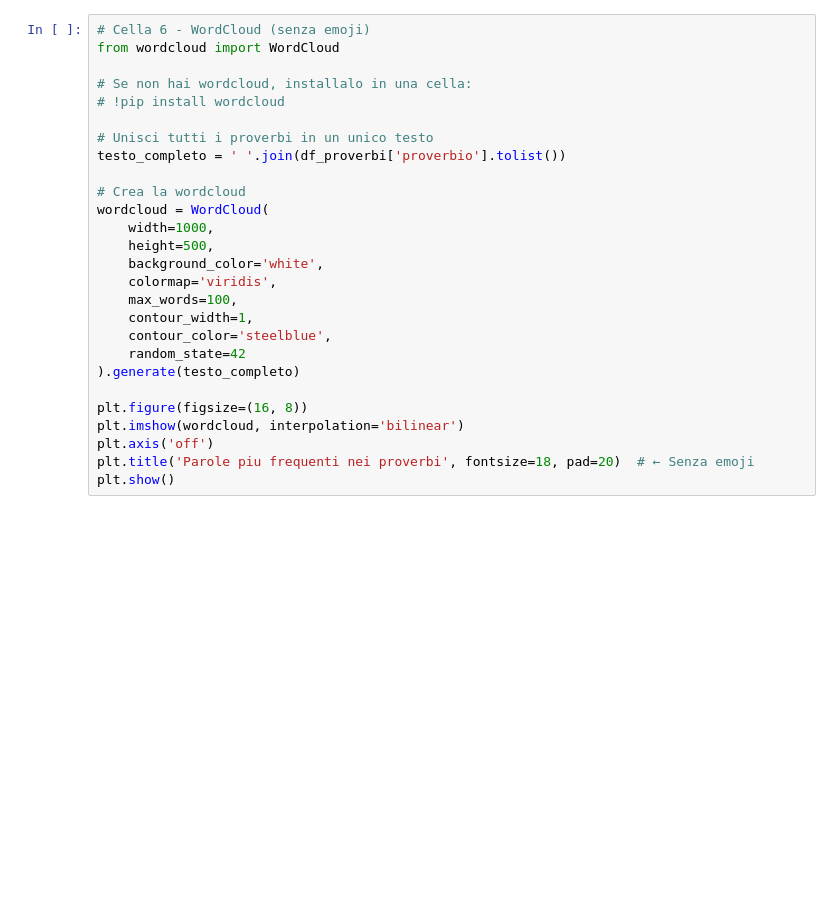
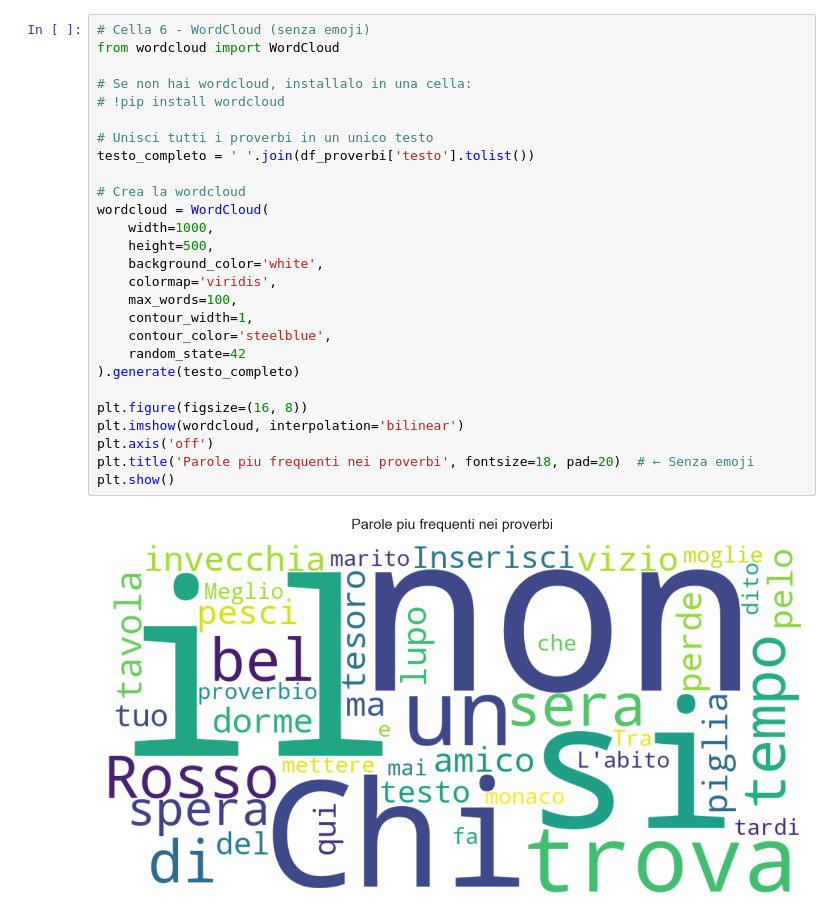
Before and after one commit to Seconet/Proverbi_Italiani, a Jupyter notebook: analisi_proverbi.ipynb, the cells around one changed output. Saved outputs shown, nothing was run; the diff lists cells and outputs as text; blank space fills up the shorter version.

```diff
--- a/analisi_proverbi.ipynb
+++ b/analisi_proverbi.ipynb
@@ -139,30 +180,32 @@ plt.show()
 # %%
 # Cella 6 - WordCloud (senza emoji)
 from wordcloud import WordCloud
 
 # Se non hai wordcloud, installalo in una cella:
 # !pip install wordcloud
 
 # Unisci tutti i proverbi in un unico testo
-testo_completo = ' '.join(df_proverbi['proverbio'].tolist())
+testo_completo = ' '.join(df_proverbi['testo'].tolist())
 
 # Crea la wordcloud
 wordcloud = WordCloud(
     width=1000,
     height=500,
     background_color='white',
     colormap='viridis',
     max_words=100,
     contour_width=1,
     contour_color='steelblue',
     random_state=42
 ).generate(testo_completo)
 
 plt.figure(figsize=(16, 8))
 plt.imshow(wordcloud, interpolation='bilinear')
 plt.axis('off')
 plt.title('Parole piu frequenti nei proverbi', fontsize=18, pad=20)  # ← Senza emoji
 plt.show()
+# %% [output]
+[figure, added]
 # %%
 # Cella 7 - Parole più frequenti per tema
 from collections import Counter
```
Also changed, not shown: parts of 6 cells of this notebook, 1 other file.
